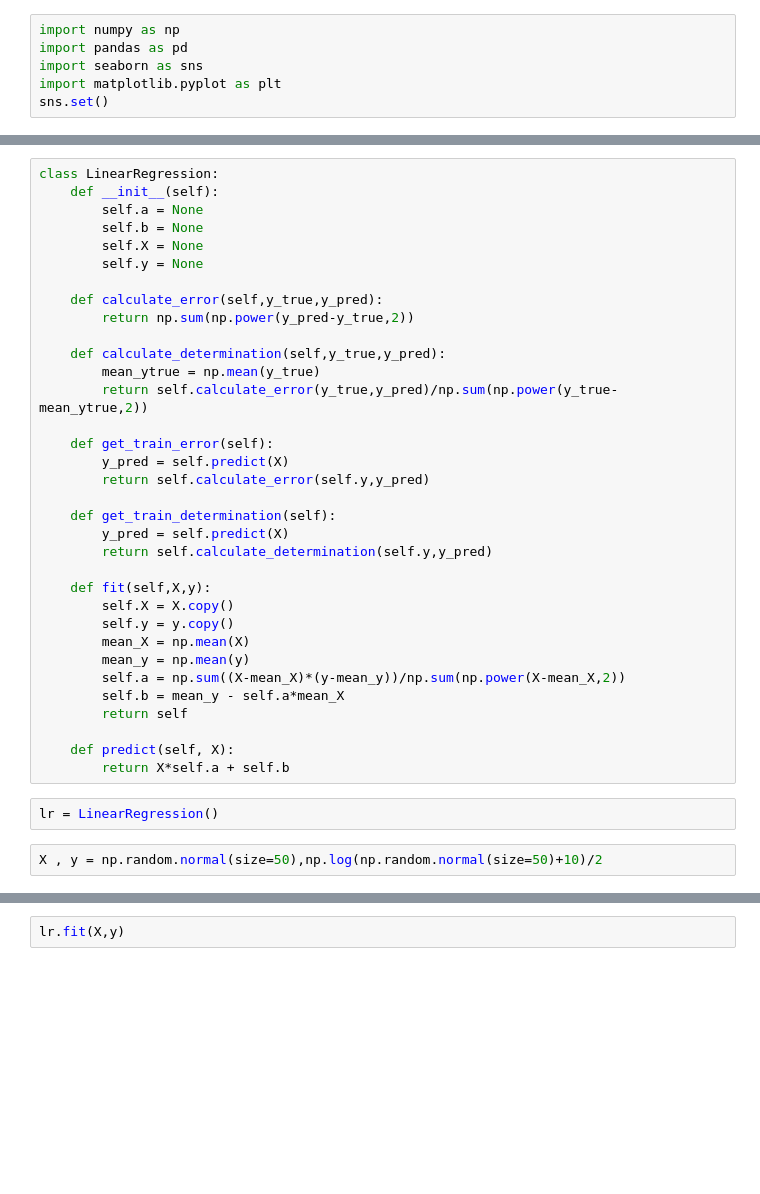
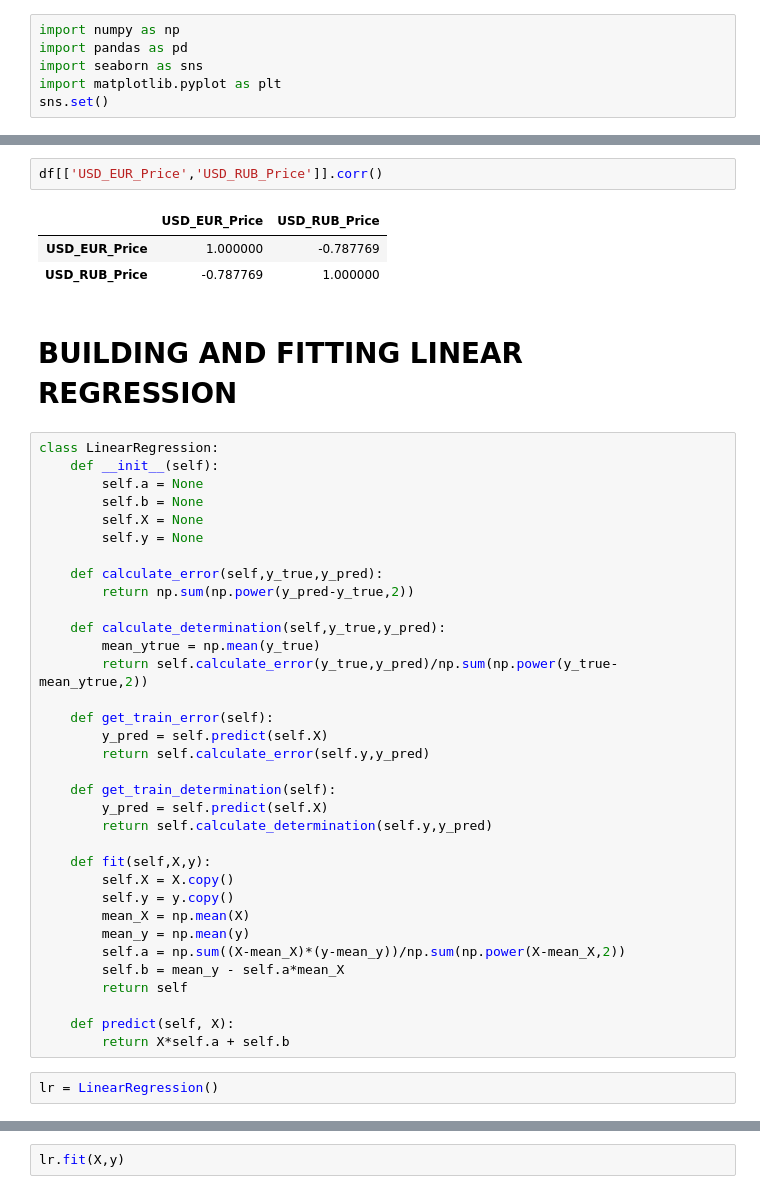
Before and after one commit to HikkaV/BI_labs, a Jupyter notebook: lab5.ipynb, the cells around one changed output, grey strips where cells are left out. Drawn from its saved outputs; the diff is of its cells as text; blank space fills up the shorter version.

```diff
--- a/lab5.ipynb
+++ b/lab5.ipynb
@@ -7,3 +65,11 @@ sns.set()
+# %%
+df[['USD_EUR_Price','USD_RUB_Price']].corr()
+# %% [output]
+|  | USD_EUR_Price | USD_RUB_Price |
+| USD_EUR_Price | 1.000000 | -0.787769 |
+| USD_RUB_Price | -0.787769 | 1.000000 |
+# %% [markdown]
+# BUILDING AND FITTING LINEAR REGRESSION
 # %%
 class LinearRegression:
     def __init__(self):
@@ -20,11 +86,11 @@ class LinearRegression:
         return self.calculate_error(y_true,y_pred)/np.sum(np.power(y_true-mean_ytrue,2))
 
     def get_train_error(self):
-        y_pred = self.predict(X)
+        y_pred = self.predict(self.X)
         return self.calculate_error(self.y,y_pred)
 
     def get_train_determination(self):
-        y_pred = self.predict(X)
+        y_pred = self.predict(self.X)
         return self.calculate_determination(self.y,y_pred)
 
     def fit(self,X,y):
@@ -40,5 +106,3 @@ class LinearRegression:
         return X*self.a + self.b
 # %%
 lr = LinearRegression()
-# %%
-X , y = np.random.normal(size=50),np.log(np.random.normal(size=50)+10)/2
```
Also changed, not shown: parts of 20 cells of this notebook.
